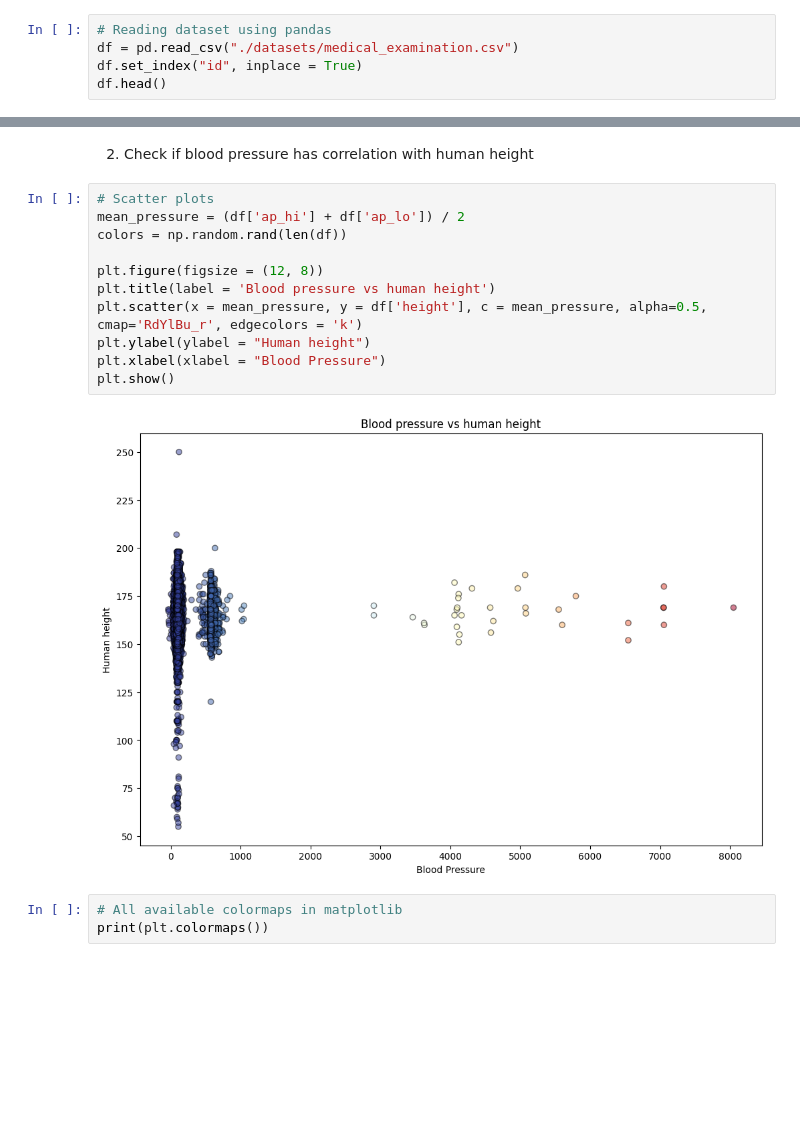
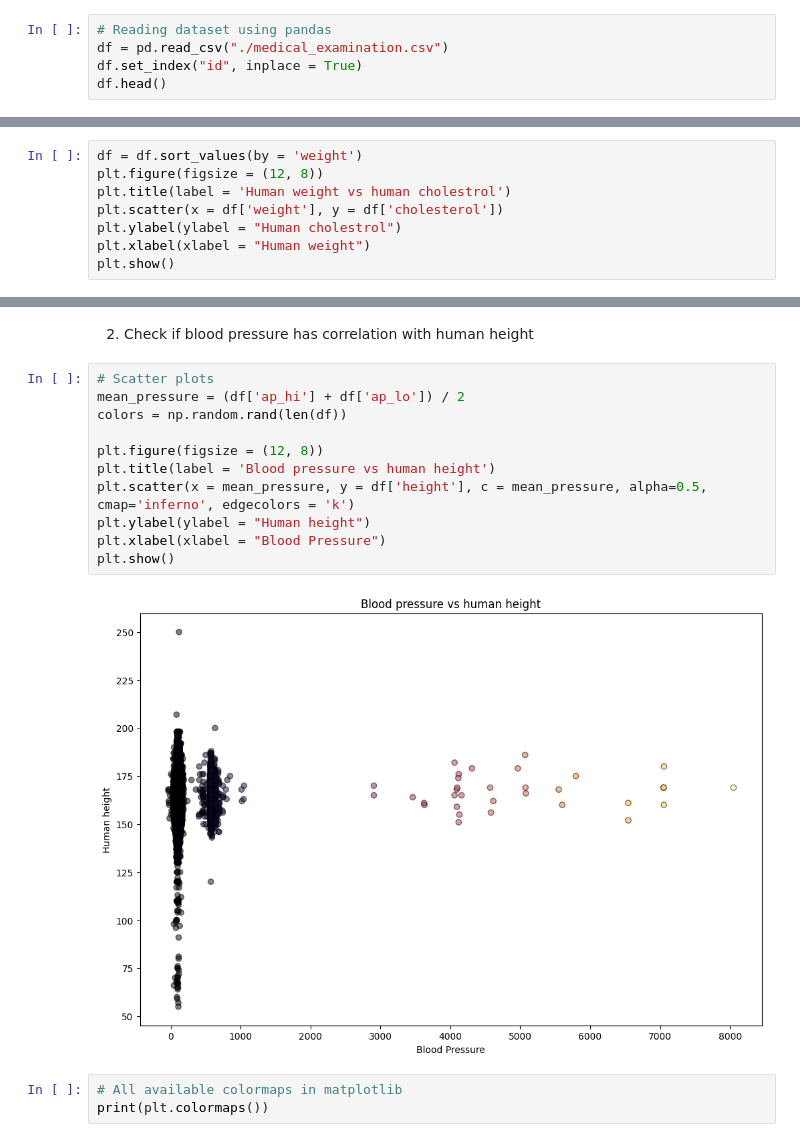
Before and after one commit to ibratqadamboev/Homeworks, a Jupyter notebook: l2 (6).ipynb, the cells around one changed output, grey strips where cells are left out. Saved outputs shown, nothing was run; the diff lists cells and outputs as text; blank space fills up the shorter version.

```diff
--- a/l2 (6).ipynb
+++ b/l2 (6).ipynb
@@ -24,7 +24,7 @@ import matplotlib.pyplot as plt
 | **cardio**      | Has cardiovascular disease: `0` = No, `1` = Yes.                              | Есть сердечно-сосудистое заболевание: `0` = Нет, `1` = Да.                        | Yurak-qon tomir kasalligi mavjudmi: `0` = Yoʻq, `1` = Ha.                 |
 # %%
 # Reading dataset using pandas
-df = pd.read_csv("./datasets/medical_examination.csv")
+df = pd.read_csv("./medical_examination.csv")
 df.set_index("id", inplace = True)
 df.head()
 # %% [output]
@@ -151,0 +187,8 @@ plt.show()
+# %%
+df = df.sort_values(by = 'weight')
+plt.figure(figsize = (12, 8))
+plt.title(label = 'Human weight vs human cholestrol')
+plt.scatter(x = df['weight'], y = df['cholesterol'])
+plt.ylabel(ylabel = "Human cholestrol")
+plt.xlabel(xlabel = "Human weight")
+plt.show()
@@ -179,16 +224,16 @@ plt.show()
 # %%
 # Scatter plots
 mean_pressure = (df['ap_hi'] + df['ap_lo']) / 2
 colors = np.random.rand(len(df))
 
 plt.figure(figsize = (12, 8))
 plt.title(label = 'Blood pressure vs human height')
-plt.scatter(x = mean_pressure, y = df['height'], c = mean_pressure, alpha=0.5, cmap='RdYlBu_r', edgecolors = 'k')
+plt.scatter(x = mean_pressure, y = df['height'], c = mean_pressure, alpha=0.5, cmap='inferno', edgecolors = 'k')
 plt.ylabel(ylabel = "Human height")
 plt.xlabel(xlabel = "Blood Pressure")
 plt.show()
 # %% [output]
-[figure, old version]
+[figure, new version]
 # %%
 # All available colormaps in matplotlib
 print(plt.colormaps())
```
Also changed, not shown: parts of 7 cells of this notebook.
